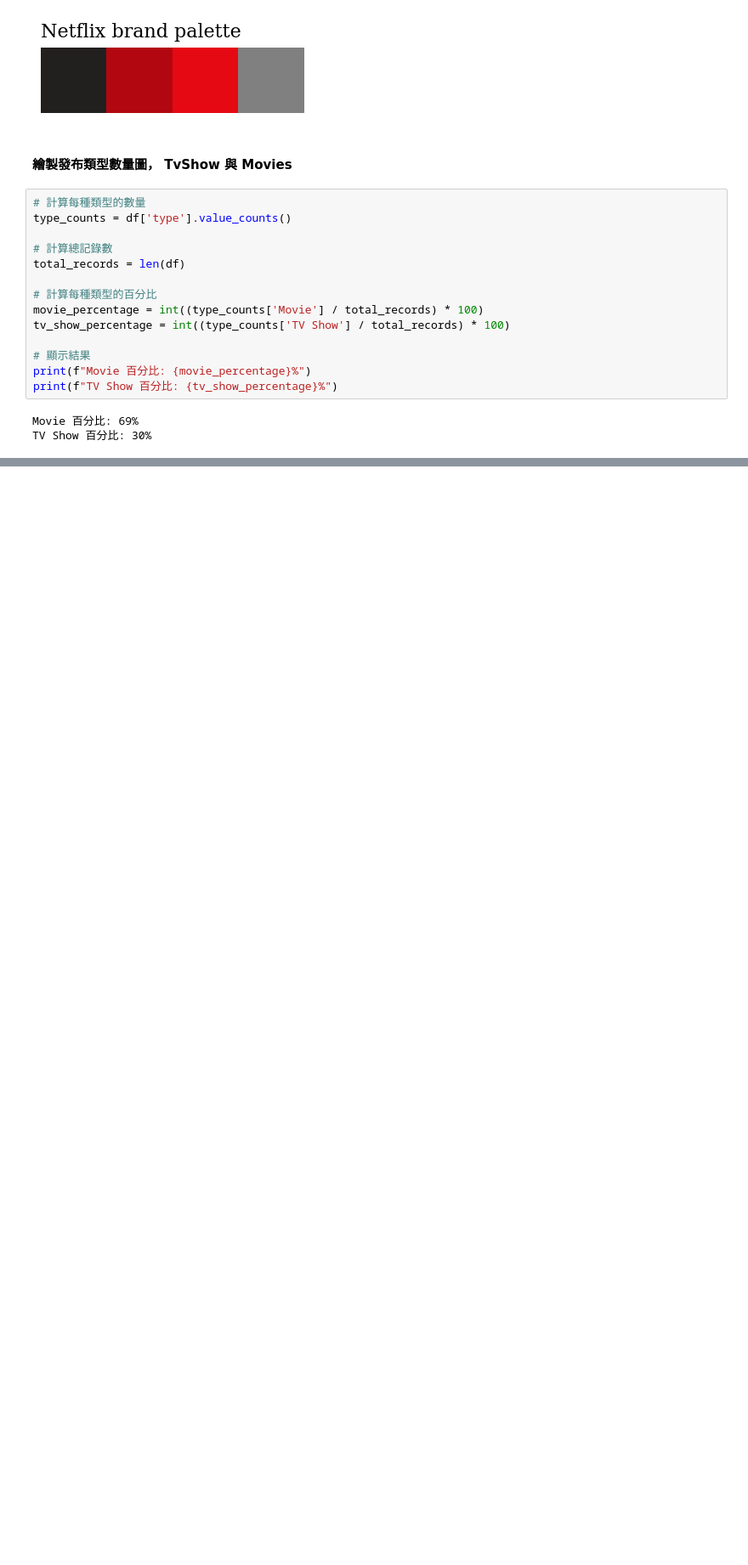
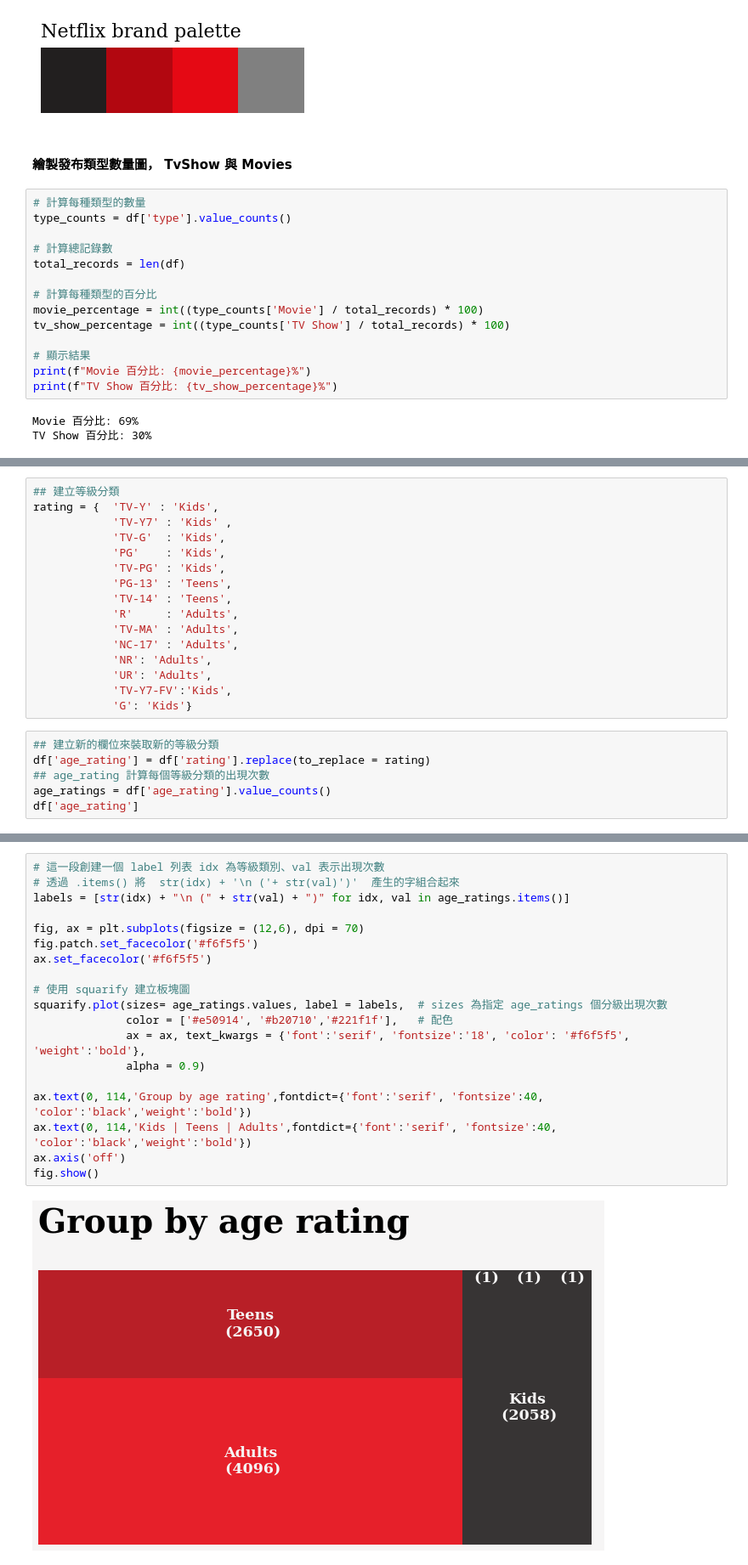
Before and after one commit to Ricky7737/DataAnalysisAndLearning, a Jupyter notebook: Kaggle資料練習/3-Netflix Movies and TV Shows/視覺圖表分析練習/練習1/ChartExercise 1.ipynb, the cells around one changed output, grey strips where cells are left out. Shown at 85% size. Saved outputs shown, nothing was run; the diff lists cells and outputs as text; blank space fills up the shorter version.

```diff
--- a/Kaggle資料練習/3-Netflix Movies and TV Shows/視覺圖表分析練習/練習1/ChartExercise 1.ipynb
+++ b/Kaggle資料練習/3-Netflix Movies and TV Shows/視覺圖表分析練習/練習1/ChartExercise 1.ipynb
@@ -229,0 +241,22 @@ ax.spines['top'].set_visible(False)     # 隱藏頂端 X 軸的線
+# %%
+## 建立等級分類
+rating = {  'TV-Y' : 'Kids',
+            'TV-Y7' : 'Kids' ,
+            'TV-G'  : 'Kids',
+            'PG'    : 'Kids',
+            'TV-PG' : 'Kids',
+            'PG-13' : 'Teens',
+            'TV-14' : 'Teens',
+            'R'     : 'Adults',
+            'TV-MA' : 'Adults',
+            'NC-17' : 'Adults',
+            'NR': 'Adults',
+            'UR': 'Adults',
+            'TV-Y7-FV':'Kids',
+            'G': 'Kids'}
+# %%
+## 建立新的欄位來裝取新的等級分類
+df['age_rating'] = df['rating'].replace(to_replace = rating)
+## age_rating 計算每個等級分類的出現次數
+age_ratings = df['age_rating'].value_counts()
+df['age_rating']
@@ -229,0 +278,21 @@ ax.spines['top'].set_visible(False)     # 隱藏頂端 X 軸的線
+# %%
+# 這一段創建一個 label 列表 idx 為等級類別、val 表示出現次數
+# 透過 .items() 將  str(idx) + '\n ('+ str(val)')'  產生的字組合起來
+labels = [str(idx) + "\n (" + str(val) + ")" for idx, val in age_ratings.items()]
+
+fig, ax = plt.subplots(figsize = (12,6), dpi = 70)
+fig.patch.set_facecolor('#f6f5f5')
+ax.set_facecolor('#f6f5f5')
+
+# 使用 squarify 建立板塊圖
+squarify.plot(sizes= age_ratings.values, label = labels,  # sizes 為指定 age_ratings 個分級出現次數
+              color = ['#e50914', '#b20710','#221f1f'],   # 配色
+              ax = ax, text_kwargs = {'font':'serif', 'fontsize':'18', 'color': '#f6f5f5', 'weight':'bold'},
+              alpha = 0.9)
+
+ax.text(0, 114,'Group by age rating',fontdict={'font':'serif', 'fontsize':40, 'color':'black','weight':'bold'})
+ax.text(0, 114,'Kids | Teens | Adults',fontdict={'font':'serif', 'fontsize':40, 'color':'black','weight':'bold'})
+ax.axis('off')
+fig.show()
+# %% [output]
+[figure, added]
```
Also changed, not shown: parts of 5 cells of this notebook.
